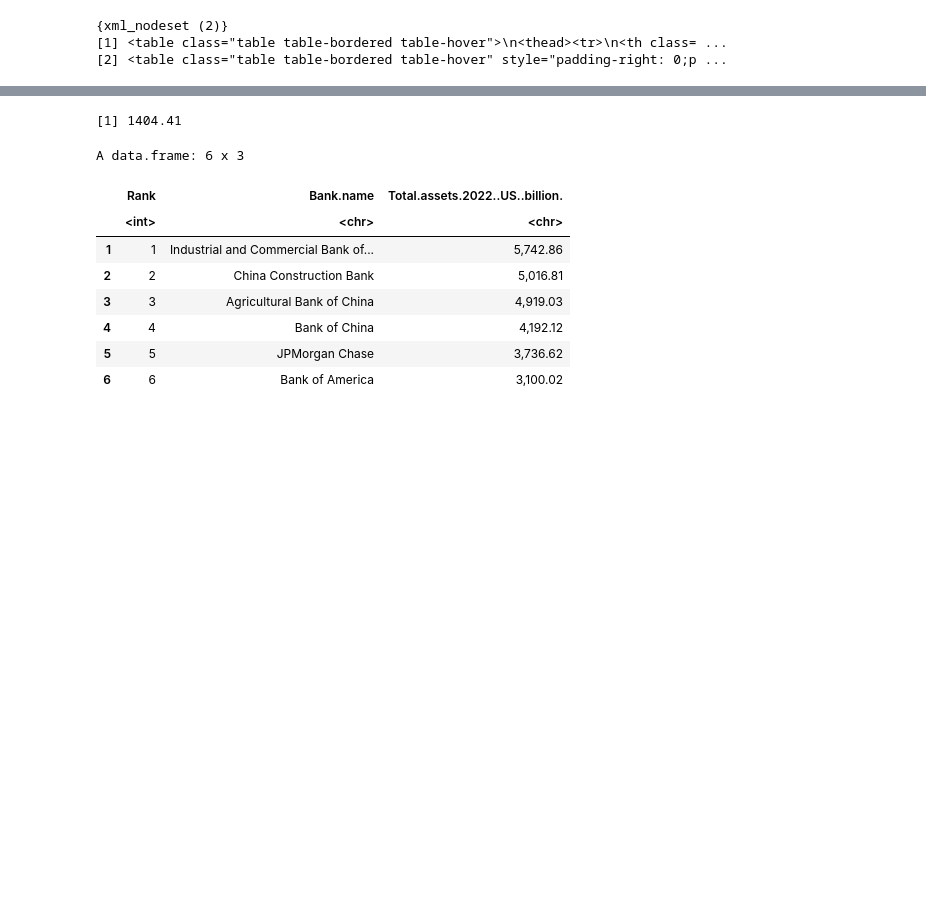
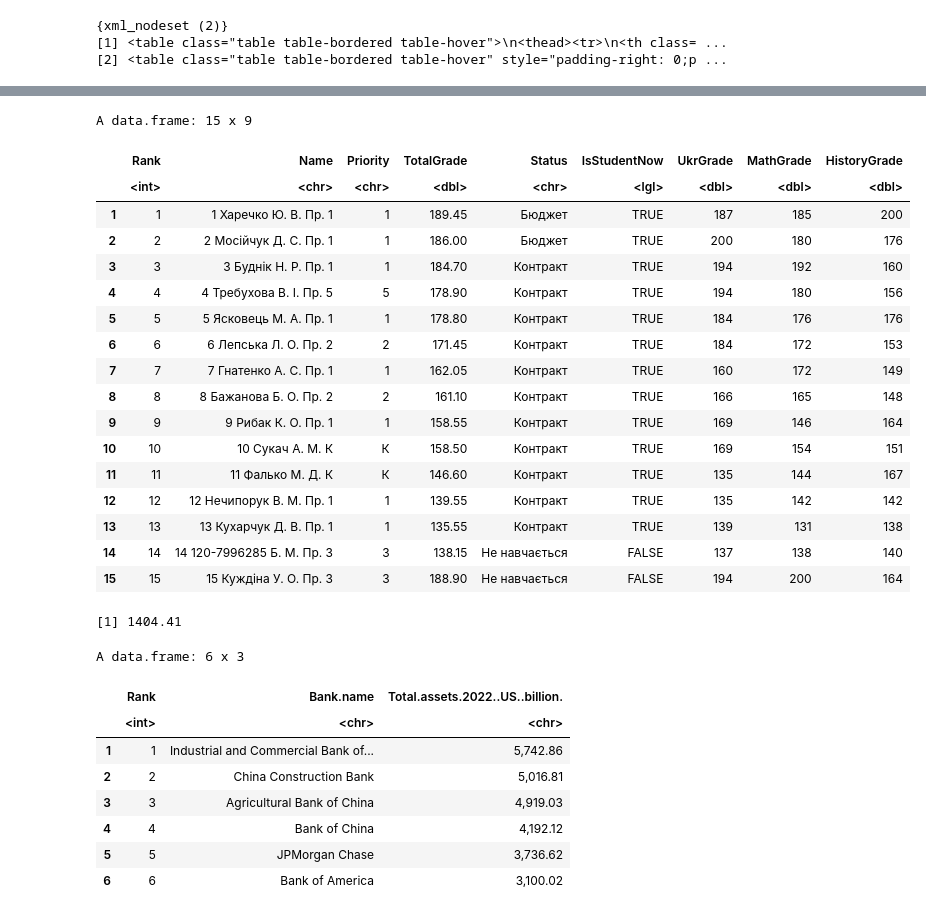
Before and after one commit to kleban/edu-r, a Jupyter notebook: EK/Data Analysis/Data_Read_Web_Pages_20.03.ipynb, the cells around one changed output, grey strips where cells are left out. Drawn from its saved outputs; the diff is of its cells as text; code cells hidden in the pictures; blank space fills up the shorter version.

```diff
--- a/EK/Data Analysis/Data_Read_Web_Pages_20.03.ipynb
+++ b/EK/Data Analysis/Data_Read_Web_Pages_20.03.ipynb
@@ -64,0 +201,3 @@ table1$Name
+# %%
+table1 <- table1 |>
+    mutate(IsStudentNow = ifelse(IsStudentNow == "+", T, F))
@@ -64,0 +224,6 @@ table1$Name
+# %%
+table1 <- table1 |>
+    mutate(Status = ifelse(Status == "До наказу (б)", "Бюджет",
+                           ifelse(Status == "До наказу (к)", "Контракт",
+                                  "Не навчається"))
+)
@@ -64,0 +232,17 @@ table1$Name
+# %%
+ukr_grades <- c()
+math_grades <- c()
+history_grades <- c()
+
+for(i in 1:nrow(table1)) {
+    # 2 пробіли у тексті
+    grades <- as.numeric(unlist(strsplit(str_replace_all(table1[i, ]$Grades, "  ", " "), " "))[1:3])
+    ukr_grades <- c(ukr_grades, grades[1])
+    math_grades <- c(math_grades, grades[2])
+    history_grades <- c(history_grades, grades[3])
+    }
+table1 <- table1 |>
+    mutate(UkrGrade = ukr_grades,
+          MathGrade = math_grades,
+          HistoryGrade = history_grades) |>
+    select(-Grades)
@@ -65,3 +410,24 @@ table1$Name
+# %%
+table1 |> head(15)
+# %% [output]
+A data.frame: 15 x 9
+|  | Rank | Name | Priority | TotalGrade | Status | IsStudentNow | UkrGrade | MathGrade | HistoryGrade |
+|  | <int> | <chr> | <chr> | <dbl> | <chr> | <lgl> | <dbl> | <dbl> | <dbl> |
+| 1 | 1 | 1 Харечко Ю. В. Пр. 1 | 1 | 189.45 | Бюджет | TRUE | 187 | 185 | 200 |
+| 2 | 2 | 2 Мосійчук Д. С. Пр. 1 | 1 | 186.00 | Бюджет | TRUE | 200 | 180 | 176 |
+| 3 | 3 | 3 Буднік Н. Р. Пр. 1 | 1 | 184.70 | Контракт | TRUE | 194 | 192 | 160 |
+| 4 | 4 | 4 Требухова В. І. Пр. 5 | 5 | 178.90 | Контракт | TRUE | 194 | 180 | 156 |
+| 5 | 5 | 5 Ясковець М. А. Пр. 1 | 1 | 178.80 | Контракт | TRUE | 184 | 176 | 176 |
+| 6 | 6 | 6 Лепська Л. О. Пр. 2 | 2 | 171.45 | Контракт | TRUE | 184 | 172 | 153 |
+| 7 | 7 | 7 Гнатенко А. С. Пр. 1 | 1 | 162.05 | Контракт | TRUE | 160 | 172 | 149 |
+| 8 | 8 | 8 Бажанова Б. О. Пр. 2 | 2 | 161.10 | Контракт | TRUE | 166 | 165 | 148 |
+| 9 | 9 | 9 Рибак К. О. Пр. 1 | 1 | 158.55 | Контракт | TRUE | 169 | 146 | 164 |
+| 10 | 10 | 10 Сукач А. М. К | К | 158.50 | Контракт | TRUE | 169 | 154 | 151 |
+| 11 | 11 | 11 Фалько М. Д. К | К | 146.60 | Контракт | TRUE | 135 | 144 | 167 |
+| 12 | 12 | 12 Нечипорук В. М. Пр. 1 | 1 | 139.55 | Контракт | TRUE | 135 | 142 | 142 |
+| 13 | 13 | 13 Кухарчук Д. В. Пр. 1 | 1 | 135.55 | Контракт | TRUE | 139 | 131 | 138 |
+| 14 | 14 | 14 120-7996285 Б. М. Пр. 3 | 3 | 138.15 | Не навчається | FALSE | 137 | 138 | 140 |
+| 15 | 15 | 15 Куждіна У. О. Пр. 3 | 3 | 188.90 | Не навчається | FALSE | 194 | 200 | 164 |
 # %%
 library(stringr)
 # %%
```
Also changed, not shown: parts of 54 cells of this notebook, 3 other files.
